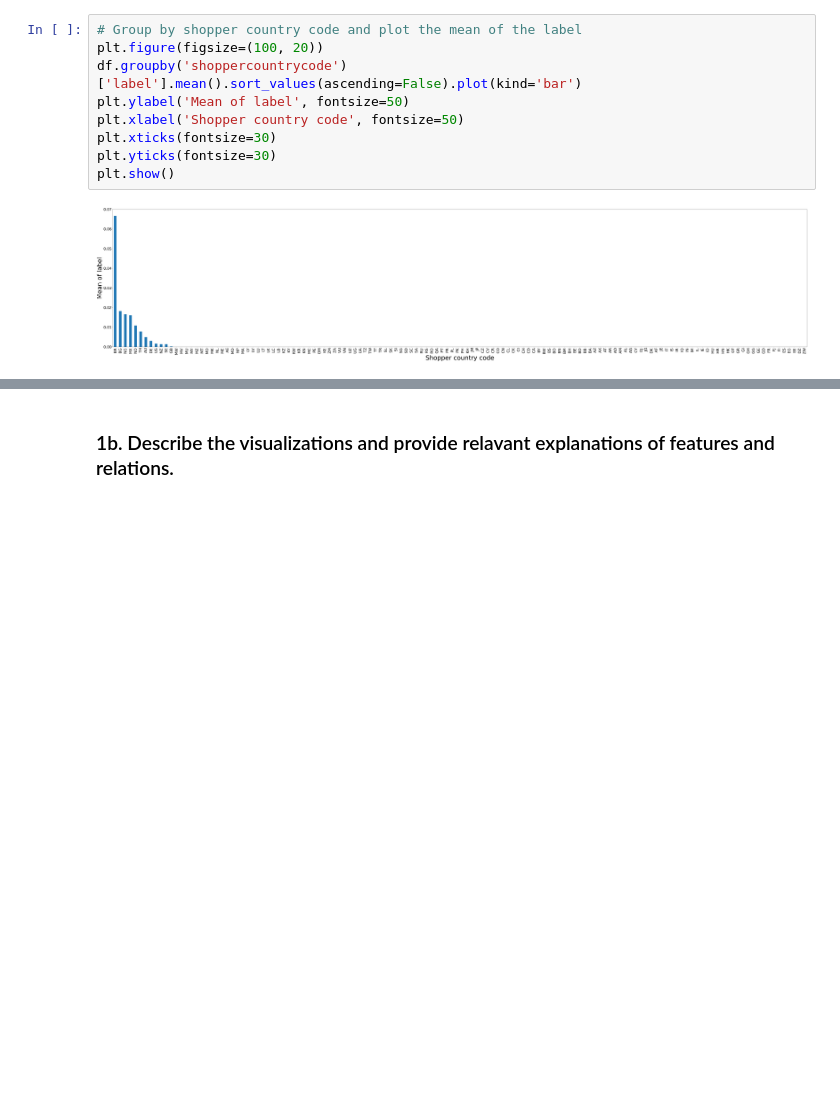
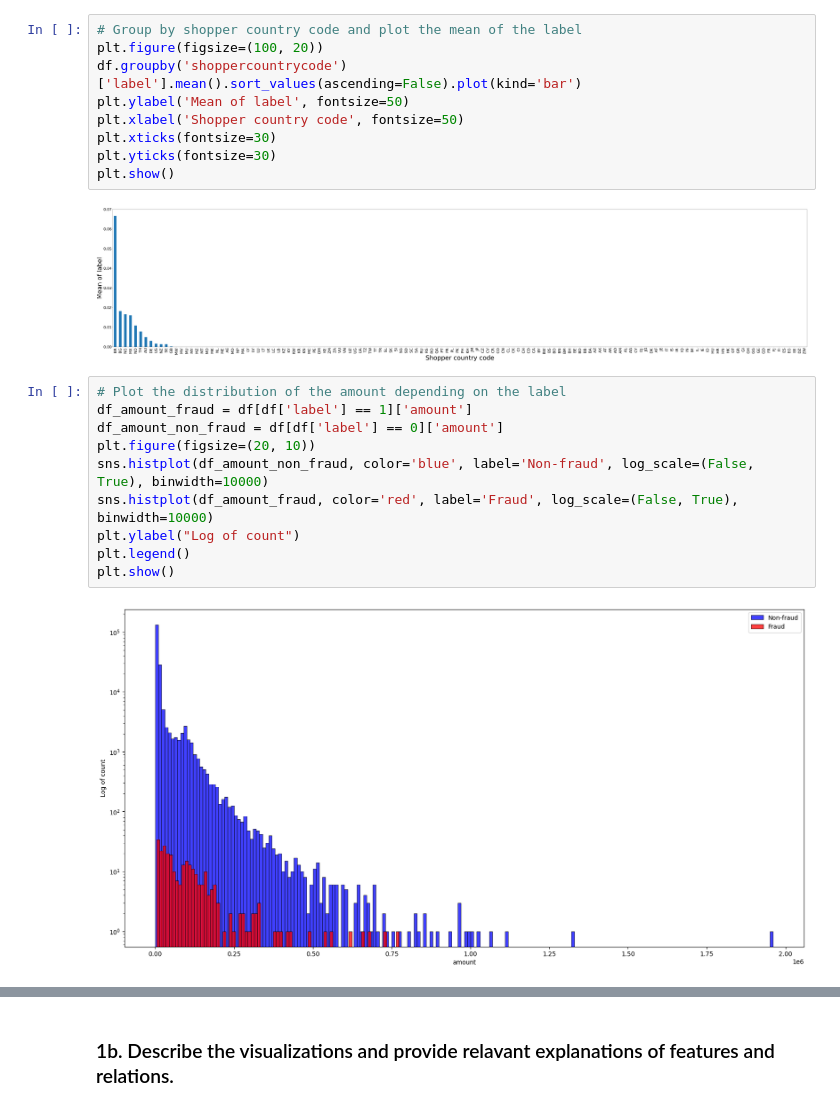
Before and after one commit to kbaran1998/CS4035-cyber-data, a Jupyter notebook: Lab1-2021.ipynb, the cells around one changed output, grey strips where cells are left out. Saved outputs shown, nothing was run; the diff lists cells and outputs as text; blank space fills up the shorter version.

Commit message:
Add more data visualization

```diff
--- a/Lab1-2021.ipynb
+++ b/Lab1-2021.ipynb
@@ -140,3 +140,15 @@ plt.yticks(fontsize=30)
 plt.show()
 # %% [output]
 [figure]
+# %%
+# Plot the distribution of the amount depending on the label
+df_amount_fraud = df[df['label'] == 1]['amount']
+df_amount_non_fraud = df[df['label'] == 0]['amount']
+plt.figure(figsize=(20, 10))
+sns.histplot(df_amount_non_fraud, color='blue', label='Non-fraud', log_scale=(False, True), binwidth=10000)
+sns.histplot(df_amount_fraud, color='red', label='Fraud', log_scale=(False, True), binwidth=10000)
+plt.ylabel("Log of count")
+plt.legend()
+plt.show()
+# %% [output]
+[figure, added]
```
Also changed, not shown: parts of 2 cells of this notebook.
